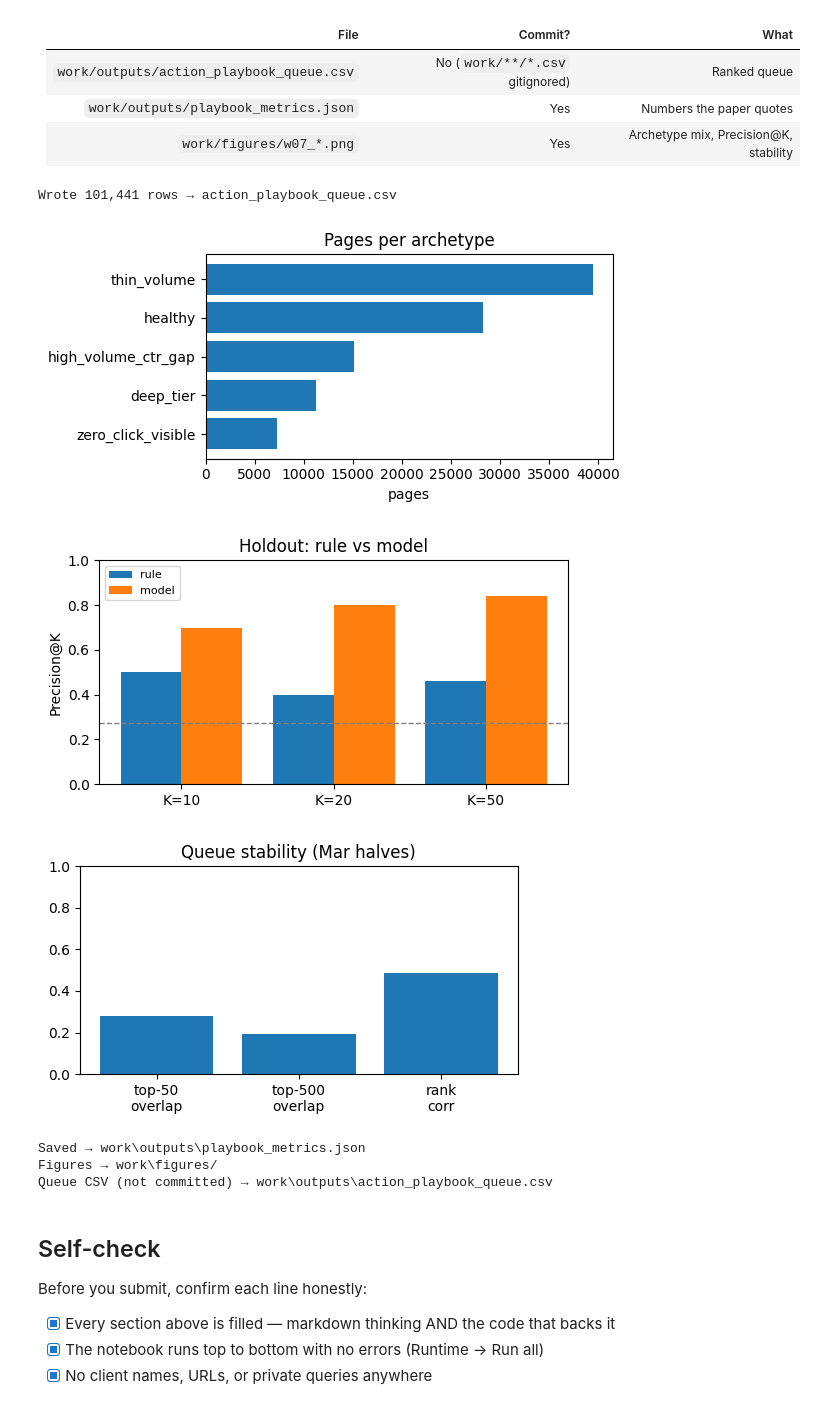
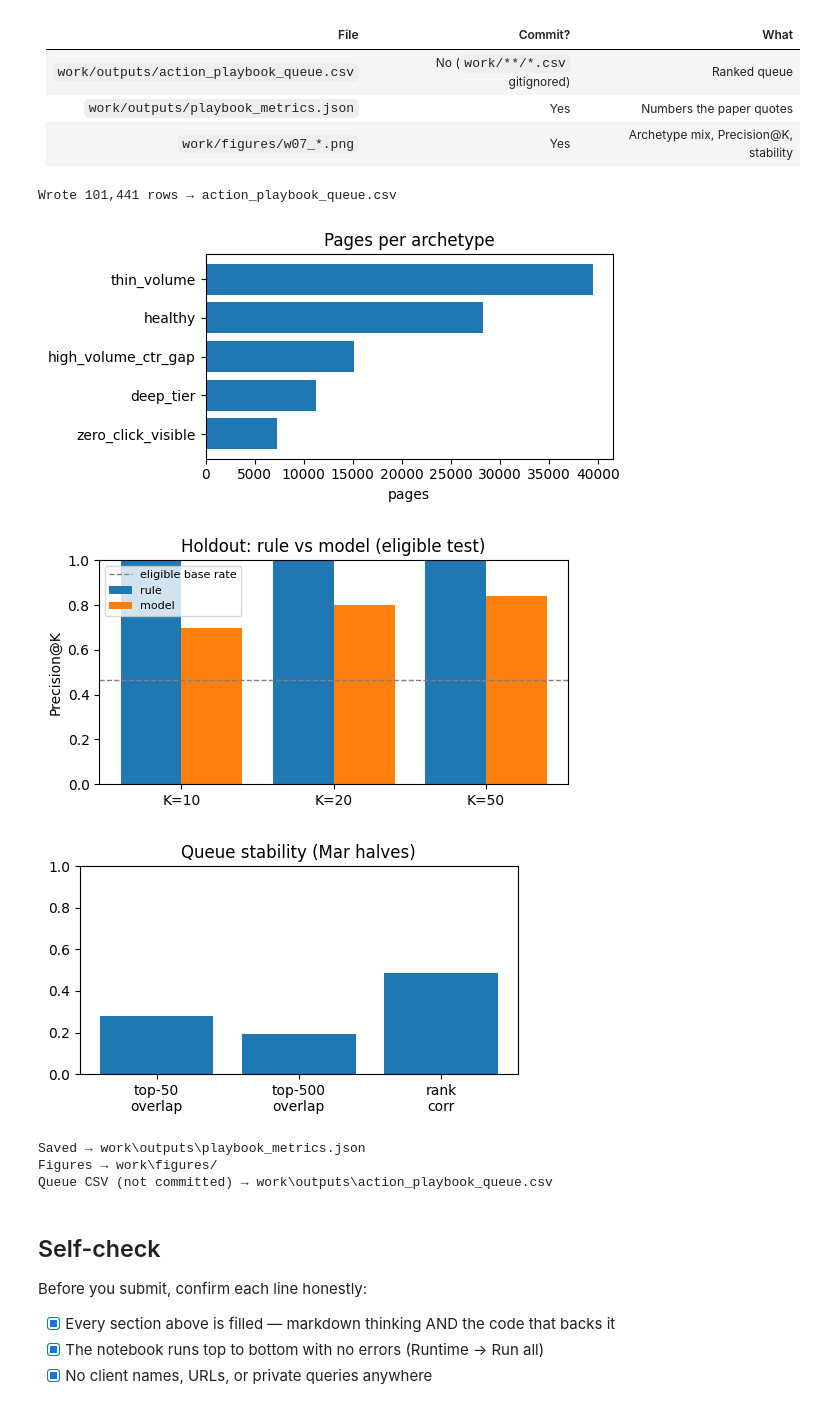
Before and after one commit to rimlazrek1/flyrank-internship, a Jupyter notebook: work/notebooks/w07_action_playbook.ipynb, the cells around one changed output. Drawn from its saved outputs; the diff is of its cells as text; code cells hidden in the pictures.

```diff
--- a/work/notebooks/w07_action_playbook.ipynb
+++ b/work/notebooks/w07_action_playbook.ipynb
@@ -137,9 +139,10 @@ queue["engagement_rate_mar"] = queue["engagement_rate_mar"].fillna(0)
 queue["ctr_gap"] = queue["tier_median_ctr"] - queue["ctr_mar"]  # baseline score only, never a feature
 queue = queue.sort_values(["client_hash_id", "content_hash_id"]).reset_index(drop=True)
 
-# Client holdout (honest metrics) + full refit (queue order only)
+# Client holdout (honest metrics) — same split logic as Week 5/6
 rng = np.random.default_rng(RANDOM_STATE)
-clients = rng.permutation(np.sort(queue["client_hash_id"].unique()))
+clients = np.sort(queue["client_hash_id"].unique())
+rng.shuffle(clients)
 test_clients = set(clients[: max(1, int(round(len(clients) * 0.25)))])
 train_df = queue[~queue["client_hash_id"].isin(test_clients)]
 test_df = queue[queue["client_hash_id"].isin(test_clients)].copy()
@@ -157,6 +160,7 @@ for k in (10, 20, 50):
         test_df["model_score"], test_df[LABEL].to_numpy(), k
     )
 
+# Full refit on all pages (queue order only — not for holdout metrics)
 model_all = make_pipeline().fit(queue[FEATURE_COLS], queue[LABEL])
 queue["model_score"] = model_all.predict_proba(queue[FEATURE_COLS])[:, 1]
 
@@ -262,20 +266,24 @@ healthy              28311             no_action              27.9
 
 **Cost of a wrong call:** wasted reviewer time (false alarm) or a missed page (miss). Not dangerous — worst case is a wasted morning.
 # %%
-y = test_df[LABEL].to_numpy()
+eligible_test = test_df[test_df["imp_mar"] >= IMP_FLOOR].copy()
+eligible_test = eligible_test.sort_values(["ctr_gap", "imp_mar"], ascending=[False, False])
+y_elig = eligible_test[LABEL].to_numpy()
+base_rate_elig = float(y_elig.mean())
+
 rows = []
 for name, scores in [
     ("base rate", None),
-    ("ML-07 rule (ctr_gap)", test_df["ctr_gap"].to_numpy()),
-    ("ML-08 model", test_df["model_score"].to_numpy()),
+    ("ML-07 rule (ctr_gap)", eligible_test["ctr_gap"].to_numpy()),
+    ("ML-08 model", eligible_test["model_score"].to_numpy()),
 ]:
     row = {"ranking": name}
     for k in (10, 20, 50):
-        row[f"P@{k}"] = holdout["base_rate"] if scores is None else precision_at_k(scores, y, k)
+        row[f"P@{k}"] = base_rate_elig if scores is None else precision_at_k(scores, y_elig, k)
     rows.append(row)
 
 bench = pd.DataFrame(rows).set_index("ranking")
-print("Same holdout clients, same metric:")
+print(f"Same holdout clients — eligible test pages (imp_mar >= {IMP_FLOOR}, n={len(eligible_test):,}):")
 print(bench.round(3).to_string())
 
 MINUTES = 15  # assumption — not measured
@@ -285,7 +293,11 @@ print(
     f"\nCost/value (assumed {MINUTES} min/page, top {K}): "
     f"{K * MINUTES / 60:.1f}h → ~{hits:.0f} real underperformers, "
     f"~{K - hits:.0f} false alarms. "
-    f"Base rate would find ~{holdout['base_rate'] * K:.0f}."
+    f"Base rate on eligible would find ~{base_rate_elig * K:.0f}."
+)
+print(
+    "ML-07 rule: perfect Precision@K on eligible rows by design. "
+    "Model: slightly lower precision, better stake ordering (see top-10 queue above)."
 )
 print("Decision-support only — no claim that editing raises clicks.")
 # %% [output]
@@ -471,12 +484,12 @@ ks = [10, 20, 50]
 x = np.arange(len(ks))
 ax.bar(x - 0.2, [bench.loc["ML-07 rule (ctr_gap)", f"P@{k}"] for k in ks], 0.4, label="rule")
 ax.bar(x + 0.2, [bench.loc["ML-08 model", f"P@{k}"] for k in ks], 0.4, label="model")
-ax.axhline(holdout["base_rate"], ls="--", color="grey", lw=1)
+ax.axhline(base_rate_elig, ls="--", color="grey", lw=1, label="eligible base rate")
 ax.set_xticks(x)
 ax.set_xticklabels([f"K={k}" for k in ks])
 ax.set_ylabel("Precision@K")
 ax.set_ylim(0, 1)
-ax.set_title("Holdout: rule vs model")
+ax.set_title("Holdout: rule vs model (eligible test)")
 ax.legend(fontsize=8)
 fig.tight_layout()
 fig.savefig(FIG / "w07_precision_at_k.png", dpi=120, bbox_inches="tight")
@@ -486,34 +499,34 @@ fig, ax = plt.subplots(figsize=(5, 3))
 vals = [decay["top_50_overlap"], decay["top_500_overlap"], decay["rank_corr"]]
 ax.bar(["top-50\noverlap", "top-500\noverlap", "rank\ncorr"], vals)
 ax.set_ylim(0, 1)
 ax.set_title("Queue stability (Mar halves)")
 fig.tight_layout()
 fig.savefig(FIG / "w07_queue_stability.png", dpi=120, bbox_inches="tight")
 plt.show()
 
 # Metrics JSON (commit this — paper receipts)
 payload = {
     "lane": "Lane 4 CTR opportunity",
     "slice": "month=2026-03",
     "label": LABEL,
     "features": FEATURE_COLS,
     "n_pages": int(len(queue)),
     "honest_holdout": holdout,
     "benchmarks": bench.reset_index().to_dict(orient="records"),
     "archetype_mix": mix.reset_index().dropna(subset=["pages"]).to_dict(orient="records"),
     "decay": decay,
     "minutes_per_review_assumption": MINUTES,
     "no_go": NO_GO,
 }
 metrics_path = OUT / "playbook_metrics.json"
 metrics_path.write_text(json.dumps(payload, indent=2))
 print(f"\nSaved → {metrics_path.relative_to(ROOT)}")
 print(f"Figures → {FIG.relative_to(ROOT)}/")
 print(f"Queue CSV (not committed) → {queue_path.relative_to(ROOT)}")
 # %% [output]
 Wrote 101,441 rows → action_playbook_queue.csv
 [figure]
-[figure, old version]
+[figure, new version]
 [figure]
 Saved → work\outputs\playbook_metrics.json
 Figures → work\figures/
```
Also changed, not shown: parts of 3 cells of this notebook, 12 other files.
